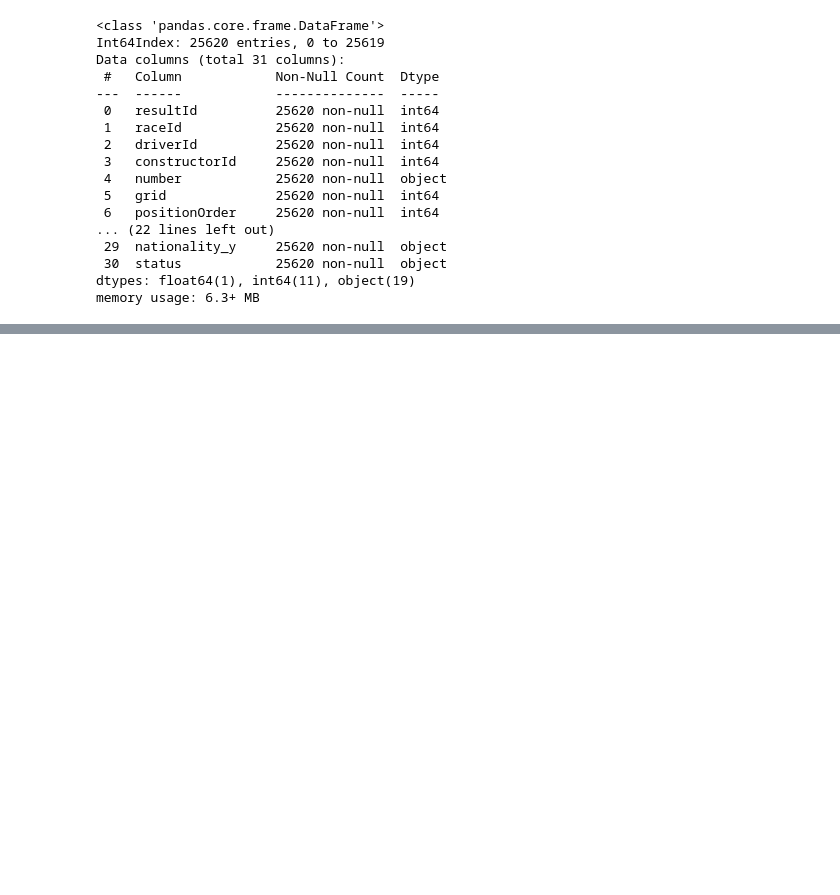
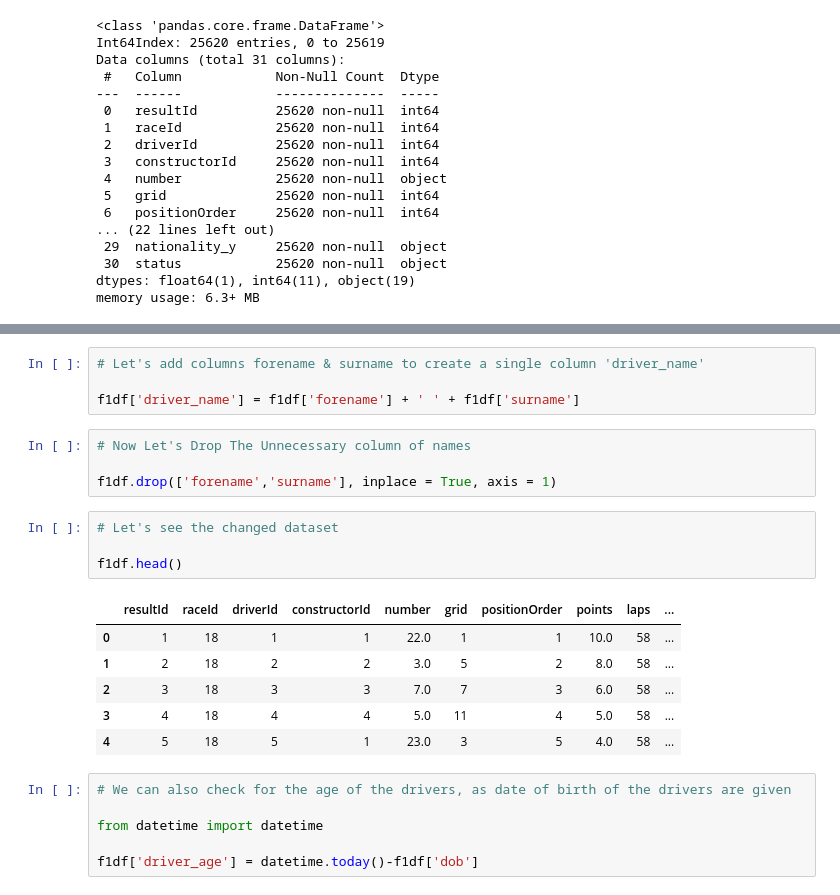
Before and after one commit to Kousikdutta1/Formula-1-Data-Analysis, a Jupyter notebook: Formula_1_Exploratory_Data_Analysis.ipynb, the cells around one changed output, grey strips where cells are left out. Drawn from its saved outputs; the diff is of its cells as text; blank space fills up the shorter version.

```diff
--- a/Formula_1_Exploratory_Data_Analysis.ipynb
+++ b/Formula_1_Exploratory_Data_Analysis.ipynb
@@ -441,0 +491,25 @@ memory usage: 6.3+ MB
+# %%
+# Let's add columns forename & surname to create a single column 'driver_name'
+
+f1df['driver_name'] = f1df['forename'] + ' ' + f1df['surname']
+# %%
+# Now Let's Drop The Unnecessary column of names
+
+f1df.drop(['forename','surname'], inplace = True, axis = 1)
+# %%
+# Let's see the changed dataset
+
+f1df.head()
+# %% [output]
+|  | resultId | raceId | driverId | constructorId | number | grid | positionOrder | points | laps | ... |
+| 0 | 1 | 18 | 1 | 1 | 22.0 | 1 | 1 | 10.0 | 58 | ... |
+| 1 | 2 | 18 | 2 | 2 | 3.0 | 5 | 2 | 8.0 | 58 | ... |
+| 2 | 3 | 18 | 3 | 3 | 7.0 | 7 | 3 | 6.0 | 58 | ... |
+| 3 | 4 | 18 | 4 | 4 | 5.0 | 11 | 4 | 5.0 | 58 | ... |
+| 4 | 5 | 18 | 5 | 1 | 23.0 | 3 | 5 | 4.0 | 58 | ... |
+# %%
+# We can also check for the age of the drivers, as date of birth of the drivers are given
+
+from datetime import datetime
+
+f1df['driver_age'] = datetime.today()-f1df['dob']
```
Also changed, not shown: parts of 21 cells of this notebook.
